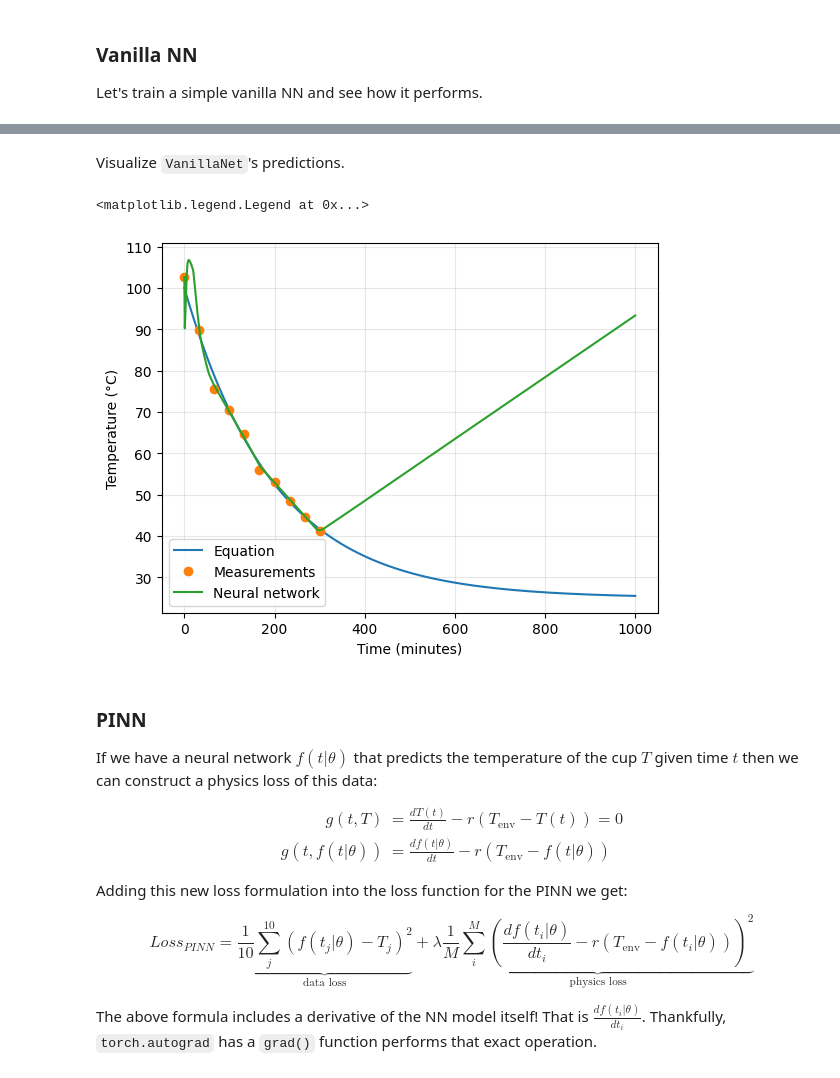
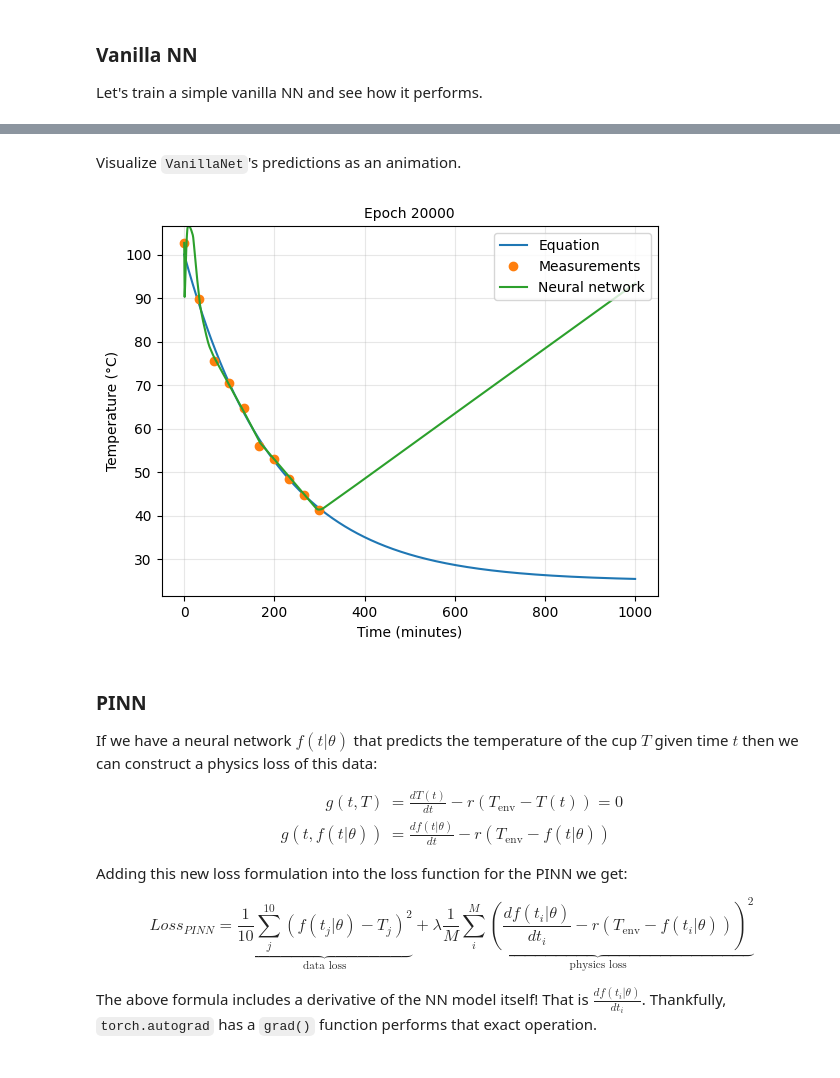
Before and after one commit to CodingRadish/PINN-coffee-example, a Jupyter notebook: coolingCoffeeExample.ipynb, the cells around one changed output, grey strips where cells are left out. Cells and saved outputs as stored; diff of their text form; code cells hidden in the pictures.

Commit message:
Added animations

```diff
--- a/coolingCoffeeExample.ipynb
+++ b/coolingCoffeeExample.ipynb
@@ -99,7 +99,7 @@ net = Net(1, 1, n_hidden=100)
 
 # Train the network
 from torch.nn import MSELoss
-losses = net.fit(real_t, real_T, n_epochs=20000, lr=1e-5, loss_fn=MSELoss())
+losses, preds = net.fit(real_t, real_T, n_epochs=20000, lr=1e-5, loss_fn=MSELoss(), test_set=t)
 
 # plot losses
 plt.plot(losses)
@@ -128,22 +113,49 @@ Epoch 19000, loss 0.34397953748703003
 [figure]
 # %% [markdown]
-Visualize `VanillaNet`'s predictions.
+Visualize `VanillaNet`'s predictions as an animation.
-# %%
-# NN predictions
-preds = net.predict(t).detach().numpy().flatten()
-
-# Plotting the results
-plt.plot(t, T, label='Equation')
-plt.plot(real_t, real_T, 'o', label='Measurements')
-plt.plot(t, preds, label='Neural network')
-
-plt.xlabel('Time (minutes)')
-plt.ylabel('Temperature (°C)')
-plt.grid(linestyle='-', alpha=0.3)
-plt.legend()
-# %% [output]
-<matplotlib.legend.Legend at 0x...>
-[figure, removed]
+# %%
+import matplotlib.animation as animation
+
+def animate(predictions, epochs, save_as: str = None):
+    # Create a figure and axis
+    fig, ax = plt.subplots()
+    # Set up the plot limits and labels
+    ax.set_xlabel('Time (minutes)')
+    ax.set_ylabel('Temperature (°C)')
+    ax.grid(linestyle='-', alpha=0.3)
+
+    # Plot the equation and measurements
+    ax.plot(t, T, label='Equation')
+    ax.plot(real_t, real_T, 'o', label='Measurements')
+
+    # Initialize the line object for the predictions
+    line, = ax.plot([], [], label='Neural network')
+
+    # Function to initialize the animation
+    def init():
+        line.set_data([], [])
+        return line,
+
+    # Function to update the animation
+    def update(frame):
+        line.set_data(t, predictions[frame])
+        ax.set_title(f'Epoch {epochs[frame]}', fontsize=10)
+        return line,
+
+    # Create the animation with increased frames per second
+    ani = animation.FuncAnimation(fig, update, frames=len(predictions), init_func=init, blit=True, interval=50)
+    # Add legend
+    ax.legend(loc='upper right')
+    # Save the animation as a video file
+    if save_as:
+        ani.save(save_as, writer='ffmpeg')
+
+# epochs
+epochs = [0] + [i for i in range(0, 20000, 100)] + [20000]
+# animate
+animate(preds, epochs, save_as='figures/VanillaNN.mp4')
+# %% [output]
+[figure, added]
 # %% [markdown]
 ### PINN
 
```
Also changed, not shown: parts of 7 cells of this notebook, 4 other files.
